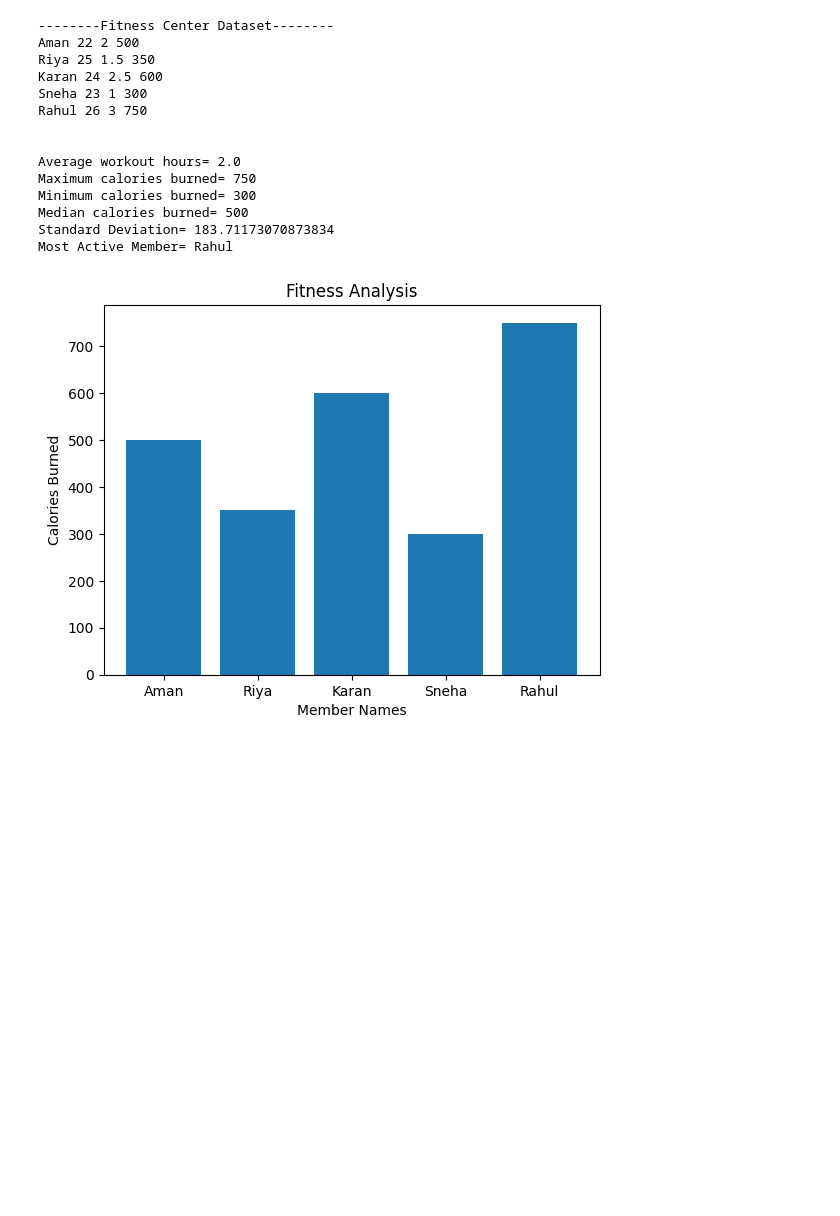
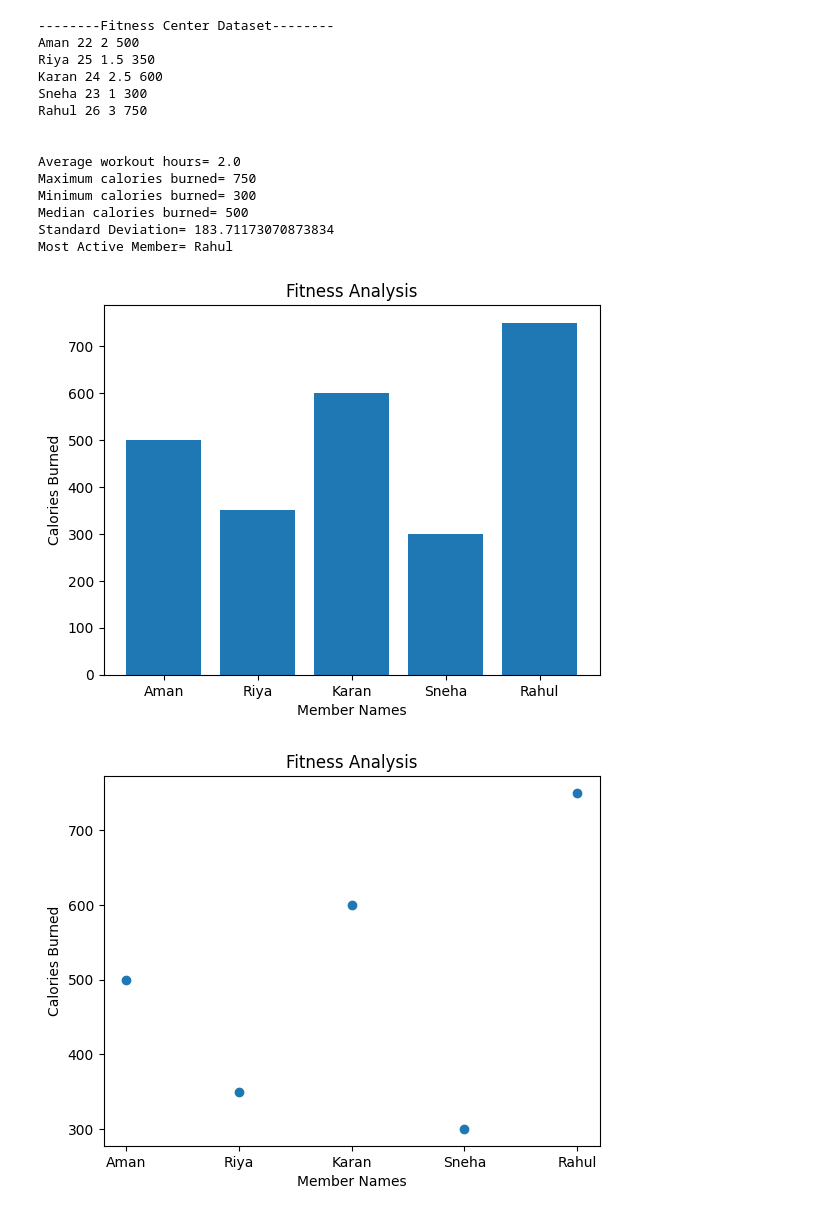
Before and after one commit to Pushpanjali-Velpula/Statistical-Analysis, a Jupyter notebook: Descriptive.ipynb, the cells around one changed output. Drawn from its saved outputs; the diff is of its cells as text; code cells hidden in the pictures; blank space fills up the shorter version.

```diff
--- a/Descriptive.ipynb
+++ b/Descriptive.ipynb
@@ -48,9 +48,16 @@ Most Active Member= Rahul
 # %%
 import matplotlib.pyplot as plt
 plt.bar(member_names,calories_burned)
 plt.xlabel("Member Names")
 plt.ylabel("Calories Burned")
 plt.title("Fitness Analysis")
 plt.show()
+
+plt.scatter(member_names,calories_burned)
+plt.xlabel("Member Names")
+plt.ylabel("Calories Burned")
+plt.title("Fitness Analysis")
+plt.show()
 # %% [output]
 [figure]
+[figure, added]
```
